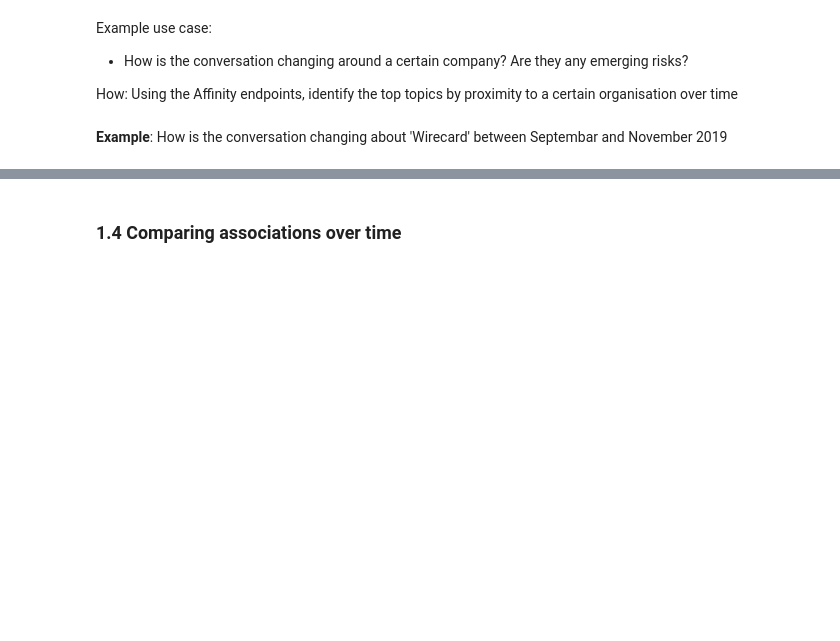
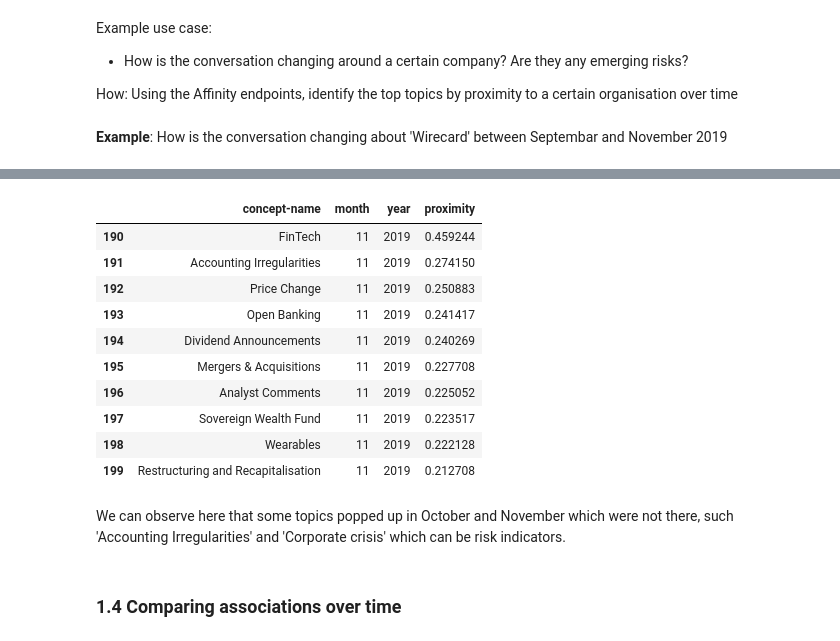
Before and after one commit to signal-ai/signal-api-tools, a Jupyter notebook: notebooks/affinity_tutorial.ipynb, the cells around one changed output, grey strips where cells are left out. Drawn from its saved outputs; the diff is of its cells as text; code cells hidden in the pictures; blank space fills up the shorter version.

```diff
--- a/notebooks/affinity_tutorial.ipynb
+++ b/notebooks/affinity_tutorial.ipynb
@@ -219,0 +234,18 @@ df[['concept-name']]
+# %%
+df = pd.DataFrame.from_dict(result['relationships'])
+df_nov = df[df['month']=='11']
+df_nov.head(10)[['concept-name','month','year','proximity']]
+# %% [output]
+|  | concept-name | month | year | proximity |
+| 190 | FinTech | 11 | 2019 | 0.459244 |
+| 191 | Accounting Irregularities | 11 | 2019 | 0.274150 |
+| 192 | Price Change | 11 | 2019 | 0.250883 |
+| 193 | Open Banking | 11 | 2019 | 0.241417 |
+| 194 | Dividend Announcements | 11 | 2019 | 0.240269 |
+| 195 | Mergers & Acquisitions | 11 | 2019 | 0.227708 |
+| 196 | Analyst Comments | 11 | 2019 | 0.225052 |
+| 197 | Sovereign Wealth Fund | 11 | 2019 | 0.223517 |
+| 198 | Wearables | 11 | 2019 | 0.222128 |
+| 199 | Restructuring and Recapitalisation | 11 | 2019 | 0.212708 |
+# %% [markdown]
+We can observe here that some topics popped up in October and November which were not there, such 'Accounting Irregularities' and 'Corporate crisis' which can be risk indicators.
```
Also changed, not shown: parts of 5 cells of this notebook.
